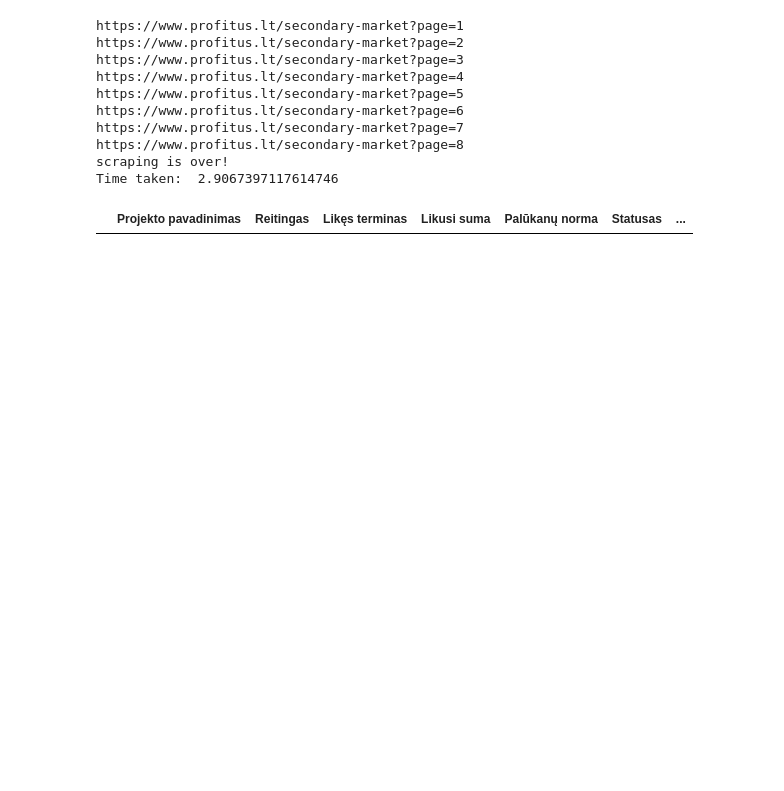
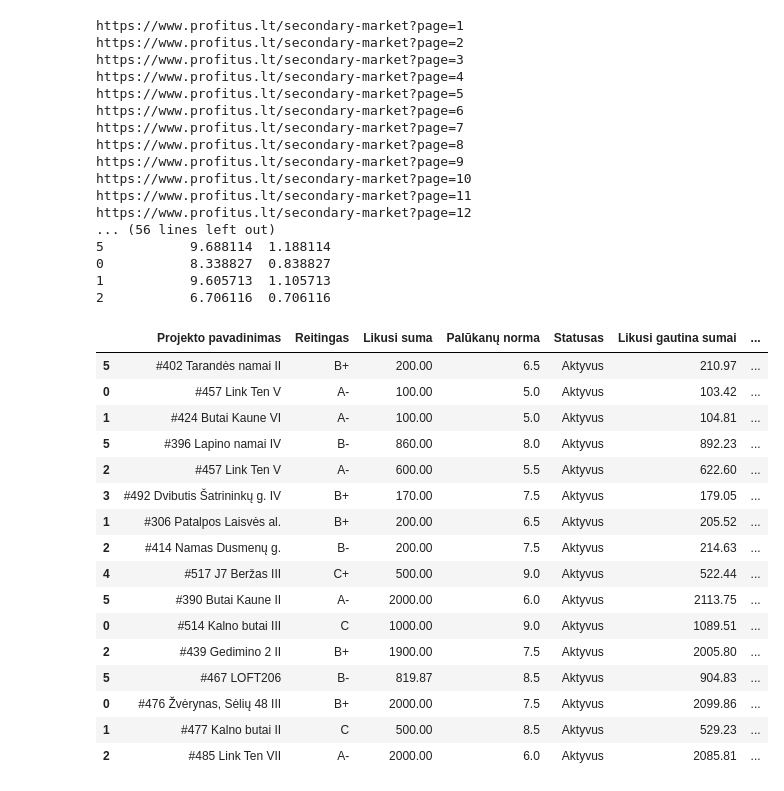
Before and after one commit to Aduomas/profitusScraper, a Jupyter notebook: main_async.ipynb, the cells around one changed output. Cells and saved outputs as stored; diff of their text form; code cells hidden in the pictures; blank space fills up the shorter version.

```diff
--- a/main_async.ipynb
+++ b/main_async.ipynb
@@ -11,7 +11,6 @@ config = ConfigParser()
 config.read('config.ini')
 email = config['login']['email']
 password = config['login']['password']
-
 
 pd.set_option('display.max_rows', 100)
 
@@ -65,10 +64,11 @@ df = df.drop(['Unnamed: 0', 'Unnamed: 9'], axis=1)
 
 df['Projekto pavadinimas'] = df['Projekto pavadinimas'].map(lambda x: x.lstrip('Projekto pavadinimas:&nbsp '))
 df['Reitingas'] = df['Reitingas'].map(lambda x: x.lstrip('Reitingas:&nbsp '))
-df['Likęs terminas'] = df['Likęs terminas'].map(lambda x: x.lstrip('Likęs terminas:&nbsp ').rstrip('mėn.'))
+df['Likęs terminas'] = df['Likęs terminasi'].map(lambda x: x.lstrip('Likęs terminas:&nbsp ').rstrip('d.'))
+df.drop('Likęs terminasi', axis=1, inplace=True)
 
 # df['Likęs terminas'] = df['Likęs terminas'].map(lambda x: x.split('/')[0]).astype(int) + 1 # 1 month and 29 days is considered as 1 month, we're calculating worst example possible. only those will be worth to buy
-df['Likęs terminas'] = df['Likęs terminas'].map(lambda x: x.split('/')[0]).astype(int) # 1 month and 29 days is considered as 1 month, we're calculating worst example possible. only those will be worth to buy
+df['Likęs terminas'] = df['Likęs terminas'].map(lambda x: x.split('/')[0]).astype(int) / 30 # 1 month and 29 days is considered as 1 month, we're calculating worst example possible. only those will be worth to buy
 
 
 df['Likusi suma'] = df['Likusi suma'].map(lambda x: x.lstrip('Likusi suma:&nbsp'))
@@ -83,40 +83,67 @@ df['Palūkanų norma'] = df['Palūkanų norma'].str.replace('%', '').astype(floa
 
 df['Statusas'] = df['Statusas'].map(lambda x: x.lstrip('Statusas:&nbsp'))
 
-df['Statusas'] = df['Statusas'].str.replace('Aktyvus', '1')
-df['Statusas'] = df['Statusas'].str.replace('Vėluoja', '2').astype(int)
+# df['Statusas'] = df['Statusas'].str.replace('Aktyvus', '1')
+# df['Statusas'] = df['Statusas'].str.replace('Vėluoja', '2').astype(int)
 
 
 
 df['Likusi gautina sumai'] = df['Likusi gautina sumai'].map(lambda x: x.lstrip('Likusi gautina suma:&nbsp '))
 
 df['Likusi gautina sumai'] = df['Likusi gautina sumai'].str.replace('€', '')
 df['Likusi gautina sumai'] = df['Likusi gautina sumai'].str.replace(',', '').astype(float)
 
 df['Pardavimo kaina'] = df['Pardavimo kaina'].map(lambda x: x.lstrip('Pardavimo kaina:&nbsp '))
 
 df['Pardavimo kaina'] = df['Pardavimo kaina'].str.replace('€', '')
 df['Pardavimo kaina'] = df['Pardavimo kaina'].str.replace(',', '').astype(float)
 
 # df['Realios palūkanos'] = (df['Likusi gautina sumai'] - df['Pardavimo kaina']) * 100 / df['Pardavimo kaina'] / (df['Likęs terminas']/12)
 import numpy as np
 df[df['Likęs terminas'] < 1] = 1
 df['Realios palūkanos'] = (np.power(df['Likusi gautina sumai'] / df['Pardavimo kaina'], 1/(df['Likęs terminas']/12)) - 1 ) * 100
+df['diff'] = (df['Realios palūkanos'] - df['Palūkanų norma'])
 
+print(df[df['diff'] > 0])
 # print(df[(df['Palūkanų norma'] - df['Realios palūkanos']) < 0]) # basically we're trying to find projects that have largest interest rate, than
 # print(df[df['Likęs terminas'] < 1].sort_values('Likęs terminas', ascending=True))
 from IPython.display import display
-display(df[(df['Palūkanų norma'] - df['Realios palūkanos']) < 0])
+# sent_mail = df[(df['Palūkanų norma'] - df['Realios palūkanos']) < 0]
+sent_mail = df[df['diff'] > 0]
+display(sent_mail)
 df.sort_values('Realios palūkanos', ascending=False).head(100)
 # %% [output]
 https://www.profitus.lt/secondary-market?page=1
 https://www.profitus.lt/secondary-market?page=2
 https://www.profitus.lt/secondary-market?page=3
 https://www.profitus.lt/secondary-market?page=4
 https://www.profitus.lt/secondary-market?page=5
 https://www.profitus.lt/secondary-market?page=6
 https://www.profitus.lt/secondary-market?page=7
 https://www.profitus.lt/secondary-market?page=8
-scraping is over!
-Time taken:  2.9067397117614746
+https://www.profitus.lt/secondary-market?page=9
+https://www.profitus.lt/secondary-market?page=10
+https://www.profitus.lt/secondary-market?page=11
+https://www.profitus.lt/secondary-market?page=12
+... (56 lines left out)
+5           9.688114  1.188114
+0           8.338827  0.838827
+1           9.605713  1.105713
+2           6.706116  0.706116
-|  | Projekto pavadinimas | Reitingas | Likęs terminas | Likusi suma | Palūkanų norma | Statusas | ... |
+|  | Projekto pavadinimas | Reitingas | Likusi suma | Palūkanų norma | Statusas | Likusi gautina sumai | ... |
+| 5 | #402 Tarandės namai II | B+ | 200.00 | 6.5 | Aktyvus | 210.97 | ... |
+| 0 | #457 Link Ten V | A- | 100.00 | 5.0 | Aktyvus | 103.42 | ... |
+| 1 | #424 Butai Kaune VI | A- | 100.00 | 5.0 | Aktyvus | 104.81 | ... |
+| 5 | #396 Lapino namai IV | B- | 860.00 | 8.0 | Aktyvus | 892.23 | ... |
+| 2 | #457 Link Ten V | A- | 600.00 | 5.5 | Aktyvus | 622.60 | ... |
+| 3 | #492 Dvibutis Šatrininkų g. IV | B+ | 170.00 | 7.5 | Aktyvus | 179.05 | ... |
+| 1 | #306 Patalpos Laisvės al. | B+ | 200.00 | 6.5 | Aktyvus | 205.52 | ... |
+| 2 | #414 Namas Dusmenų g. | B- | 200.00 | 7.5 | Aktyvus | 214.63 | ... |
+| 4 | #517 J7 Beržas III | C+ | 500.00 | 9.0 | Aktyvus | 522.44 | ... |
+| 5 | #390 Butai Kaune II | A- | 2000.00 | 6.0 | Aktyvus | 2113.75 | ... |
+| 0 | #514 Kalno butai III | C | 1000.00 | 9.0 | Aktyvus | 1089.51 | ... |
+| 2 | #439 Gedimino 2 II | B+ | 1900.00 | 7.5 | Aktyvus | 2005.80 | ... |
+| 5 | #467 LOFT206 | B- | 819.87 | 8.5 | Aktyvus | 904.83 | ... |
+| 0 | #476 Žvėrynas, Sėlių 48 III | B+ | 2000.00 | 7.5 | Aktyvus | 2099.86 | ... |
+| 1 | #477 Kalno butai II | C | 500.00 | 8.5 | Aktyvus | 529.23 | ... |
+| 2 | #485 Link Ten VII | A- | 2000.00 | 6.0 | Aktyvus | 2085.81 | ... |
```
Also changed, not shown: parts of 4 cells of this notebook, 5 other files.
